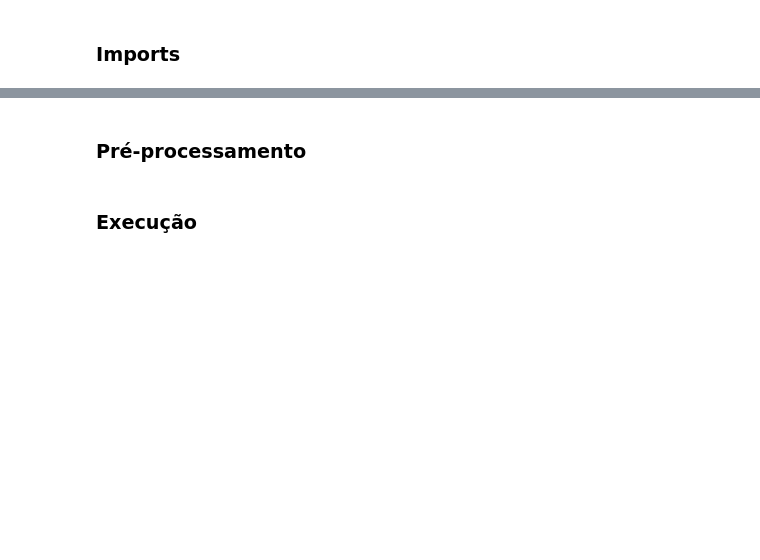
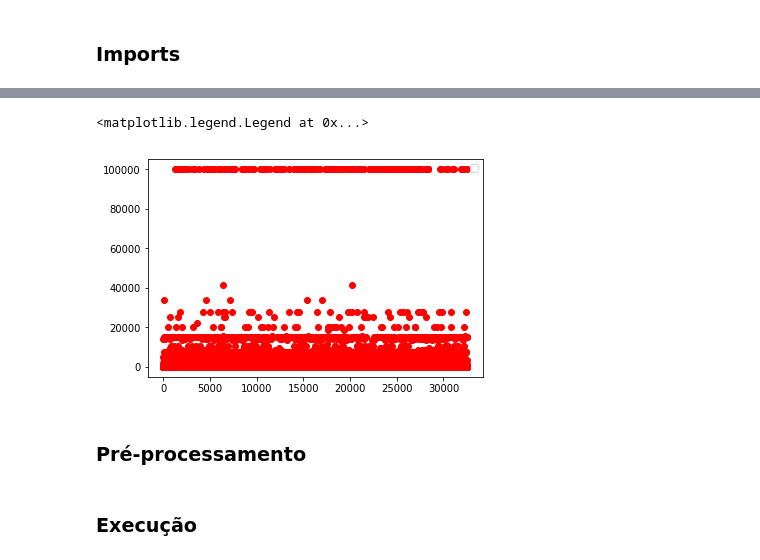
Before and after one commit to BrunoICardoso/DataScience, a Jupyter notebook: machine-learning-1/Trabalho 1 - Machine Learning 1.ipynb, the cells around one changed output, grey strips where cells are left out. Saved outputs shown, nothing was run; the diff lists cells and outputs as text; code cells hidden in the pictures; blank space fills up the shorter version.

Commit message:
Added censo dataset and columns filtering for visualization

```diff
--- a/machine-learning-1/Trabalho 1 - Machine Learning 1.ipynb
+++ b/machine-learning-1/Trabalho 1 - Machine Learning 1.ipynb
@@ -27,0 +32,25 @@ from sklearn.metrics import confusion_matrix
+# %%
+columns= ["age",
+        "workclass",
+        "fnlwgt",
+        "education",
+        "education-num",
+        "marital-status",
+        "occupation",
+        "relationship",
+        "race",
+        "sex",
+        "capital-gain",
+        "capital-loss",
+        "hours-per-week",
+        "native-country",
+        "gain"]
+
+censo = pd.read_csv('censo/adult.data',
+                    nrows=None,
+                    header=None,
+                    index_col=None)
+
+censo.columns = columns
+
+censo.head(5)
@@ -27,0 +66,4 @@ from sklearn.metrics import confusion_matrix
+# %%
+#Nao considerar a classe do conjunto de dados - coluna 14 representa a classe dos dados deste dataset
+censo.drop(columns=["gain"] ,inplace=True)
+censo.head(3)
@@ -27,0 +77,6 @@ from sklearn.metrics import confusion_matrix
+# %%
+columns_to_filter = ['age', 'capital-gain']
+
+df = censo.loc[:, columns_to_filter]
+
+df.head()
@@ -28,2 +90,9 @@ from sklearn.metrics import confusion_matrix
+# %%
+plt.figure();
+plt.plot(df, 'ro');
+plt.legend()
+# %% [output]
+<matplotlib.legend.Legend at 0x...>
+[figure, added]
 # %% [markdown]
 ### Pré-processamento
```
Also changed, not shown: parts of 9 cells of this notebook.
